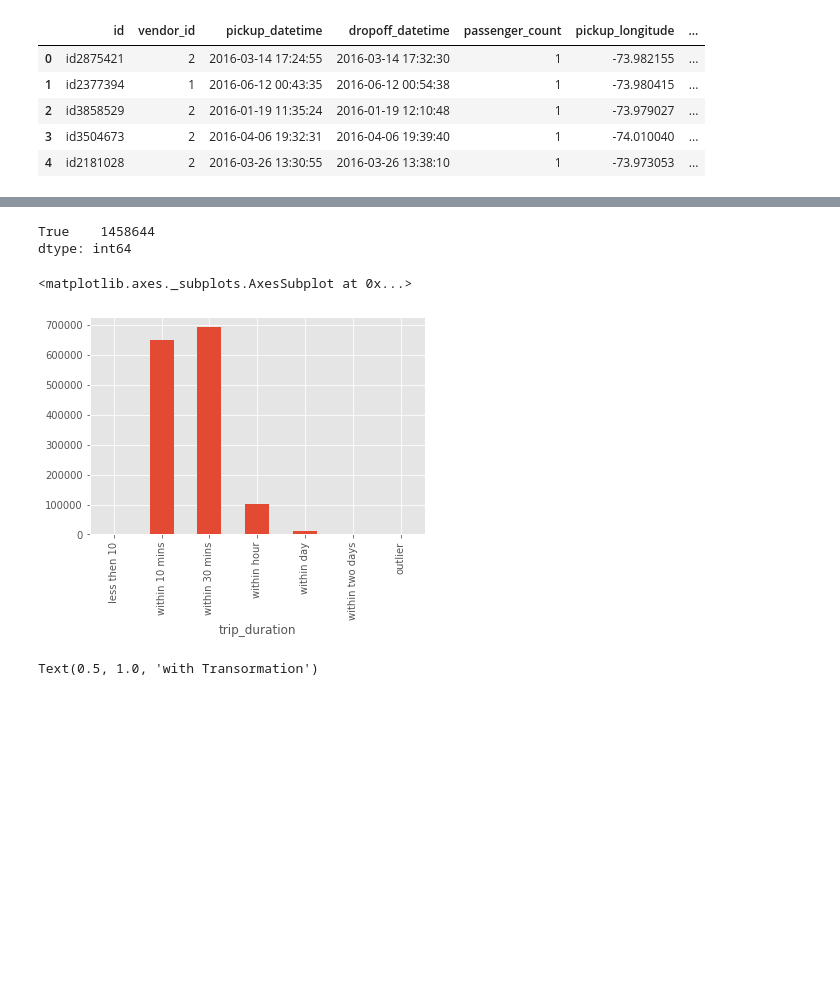
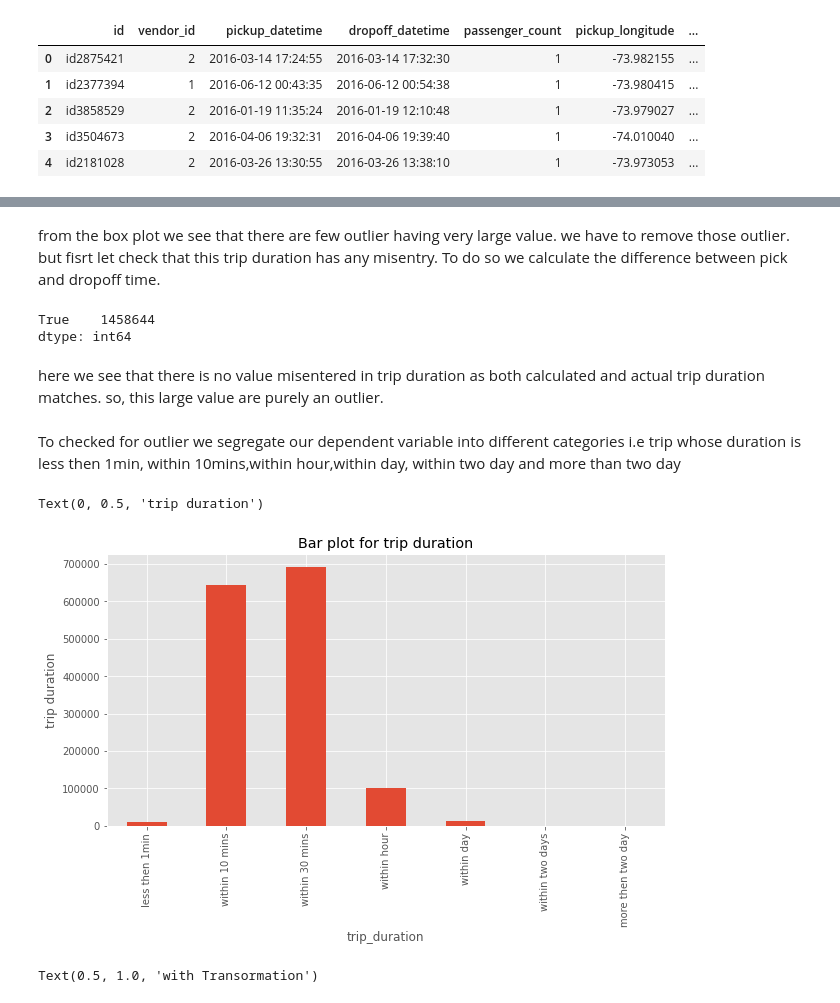
Before and after one commit to jainrasik/NYC-Taxi-Trip-Time-Prediction-Rasik-Jain, a Jupyter notebook: NYC_Taxi_Trip_Time_Prediction_rasik_jain_Capstone_Project.ipynb, the cells around one changed output, grey strips where cells are left out. Cells and saved outputs as stored; diff of their text form; code cells hidden in the pictures; blank space fills up the shorter version.

```diff
--- a/NYC_Taxi_Trip_Time_Prediction_rasik_jain_Capstone_Project.ipynb
+++ b/NYC_Taxi_Trip_Time_Prediction_rasik_jain_Capstone_Project.ipynb
@@ -136,0 +139,6 @@ df['trip_duration'].plot(kind='box')
+# %%
+#Checking the distribution of dependent variable
+plt.figure(figsize=[10,5])
+plt.style.use('ggplot')
+sns.distplot(df[dependent_variable])
+plt.title("Distribution plot for trip_duration")
@@ -137 +159,3 @@ df['trip_duration'].plot(kind='box')
+# %% [markdown]
+from the box plot we see that there are few outlier having very large value. we have to remove those outlier. but fisrt let check that this trip duration has any misentry. To do so we calculate the difference between pick and dropoff time.
 # %%
@@ -144,4 +171,6 @@ df['calculate_trip_duration']=df.apply(lambda x: calculate_trip_duration(x['pick
 # %% [output]
 True    1458644
 dtype: int64
+# %% [markdown]
+here we see that there is no value misentered in trip duration as both calculated and actual trip duration matches. so, this large value are purely an outlier.
 # %%
@@ -148,10 +178,17 @@ dtype: int64
 df.drop(['calculate_trip_duration'],axis=1,inplace=True)
+# %% [markdown]
+To checked for outlier we segregate our dependent variable into different categories i.e trip whose duration is less then 1min, within 10mins,within hour,within day, within two day and more than two day
 # %%
-labels=['less then 10','within 10 mins','within 30 mins','within hour','within day','within two days','outlier']
-df.groupby(pd.cut(df['trip_duration'],bins=[0,10,600,1800,3600,86400,86400*2,10000000],labels=labels))['trip_duration'].count().plot(kind='bar')
+# segregrating the dependent variable into different categories.
+plt.figure(figsize=[10,5])
+labels=['less then 1min','within 10 mins','within 30 mins','within hour','within day','within two days','more then two day']
+df.groupby(pd.cut(df['trip_duration'],bins=[0,60,600,1800,3600,86400,86400*2,10000000],labels=labels))['trip_duration'].count().plot(kind='bar')
+plt.title("Bar plot for trip duration")
+plt.ylabel("trip counts")
+plt.ylabel("trip duration")
 # %% [output]
-<matplotlib.axes._subplots.AxesSubplot at 0x...>
+Text(0, 0.5, 'trip duration')
-[figure, old version]
+[figure, new version]
 # %%
 df=df[(df['trip_duration']>10)&(df['trip_duration']<3600)]
 # %%
```
Also changed, not shown: parts of 37 cells of this notebook.
